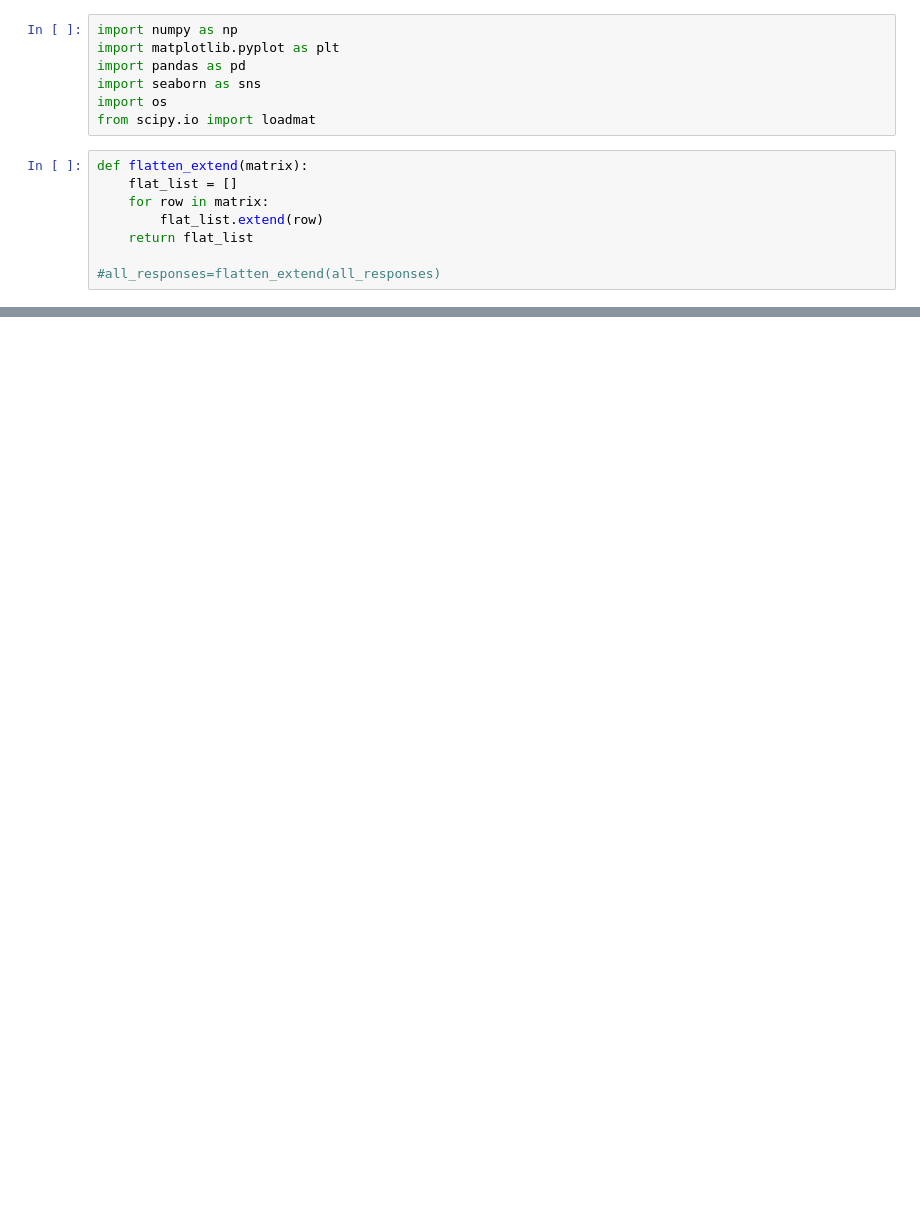
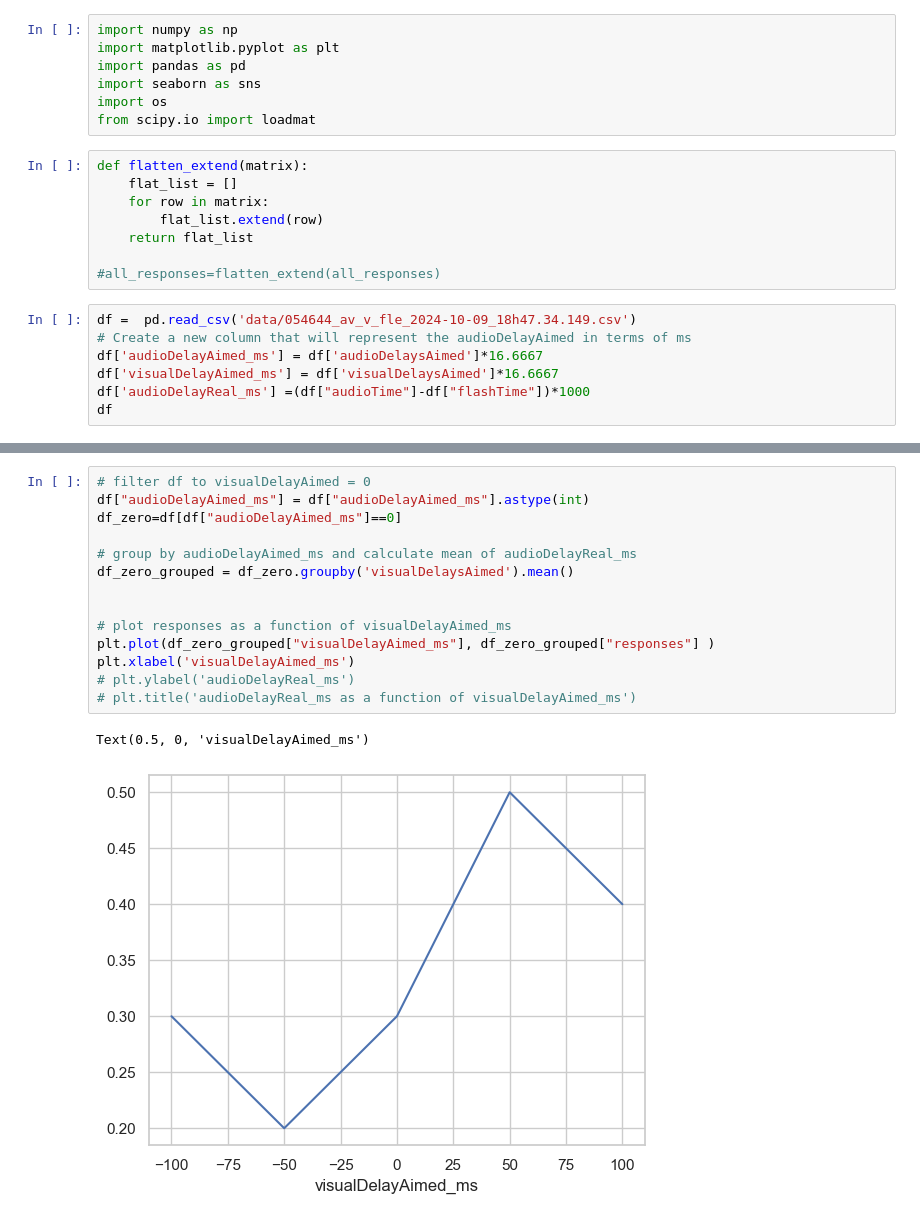
Before and after one commit to omeryildiran/av-v-fle, a Jupyter notebook: analysis.ipynb, the cells around one changed output, grey strips where cells are left out. Drawn from its saved outputs; the diff is of its cells as text; blank space fills up the shorter version.

```diff
--- a/analysis.ipynb
+++ b/analysis.ipynb
@@ -13,3 +13,10 @@ def flatten_extend(matrix):
     return flat_list
 
 #all_responses=flatten_extend(all_responses)
+# %%
+df =  pd.read_csv('data/054644_av_v_fle_2024-10-09_18h47.34.149.csv')
+# Create a new column that will represent the audioDelayAimed in terms of ms
+df['audioDelayAimed_ms'] = df['audioDelaysAimed']*16.6667
+df['visualDelayAimed_ms'] = df['visualDelaysAimed']*16.6667
+df['audioDelayReal_ms'] =(df["audioTime"]-df["flashTime"])*1000
+df
@@ -16,2 +37,19 @@ def flatten_extend(matrix):
+# %%
+# filter df to visualDelayAimed = 0
+df["audioDelayAimed_ms"] = df["audioDelayAimed_ms"].astype(int)
+df_zero=df[df["audioDelayAimed_ms"]==0]
+
+# group by audioDelayAimed_ms and calculate mean of audioDelayReal_ms
+df_zero_grouped = df_zero.groupby('visualDelaysAimed').mean()
+
+
+# plot responses as a function of visualDelayAimed_ms
+plt.plot(df_zero_grouped["visualDelayAimed_ms"], df_zero_grouped["responses"] )
+plt.xlabel('visualDelayAimed_ms')
+# plt.ylabel('audioDelayReal_ms')
+# plt.title('audioDelayReal_ms as a function of visualDelayAimed_ms')
+# %% [output]
+Text(0.5, 0, 'visualDelayAimed_ms')
+[figure, added]
 # %%
 # Load data loadmat
```
Also changed, not shown: parts of 8 cells of this notebook, 1 other file.
